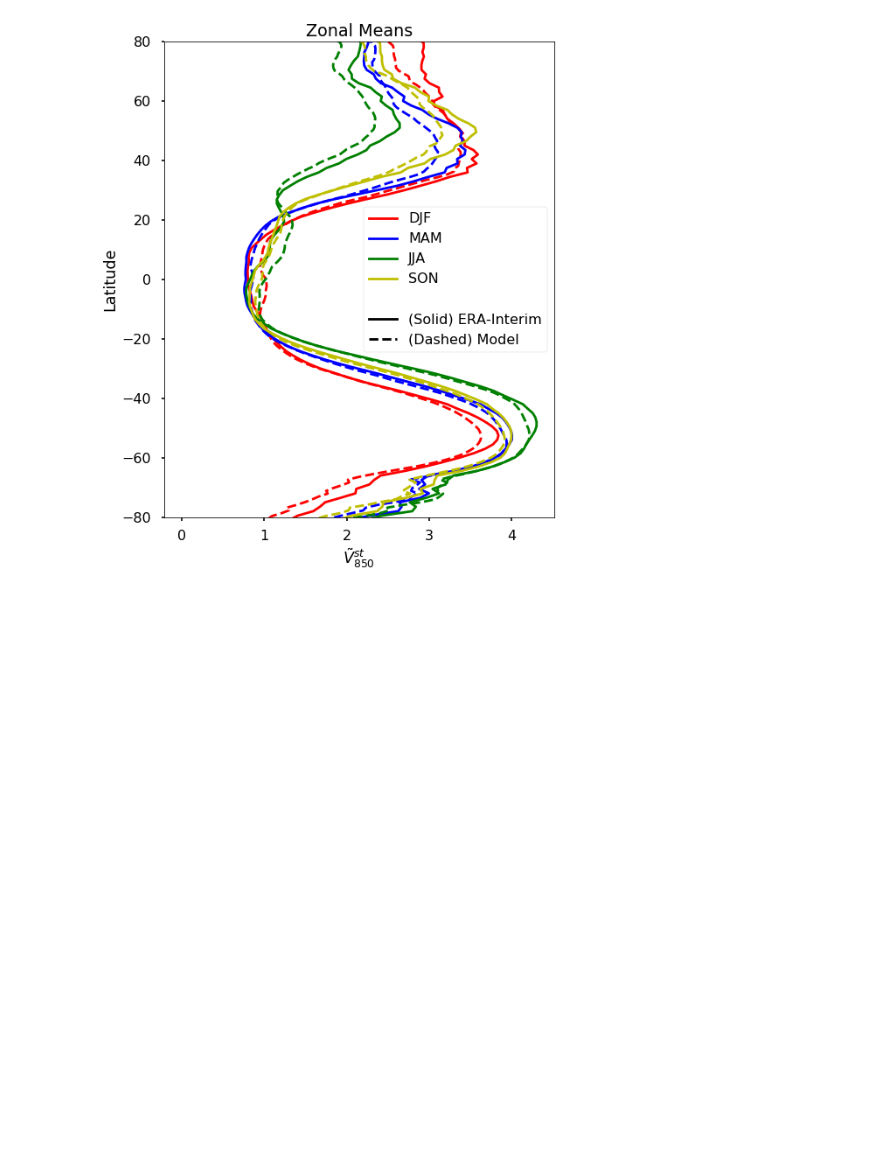
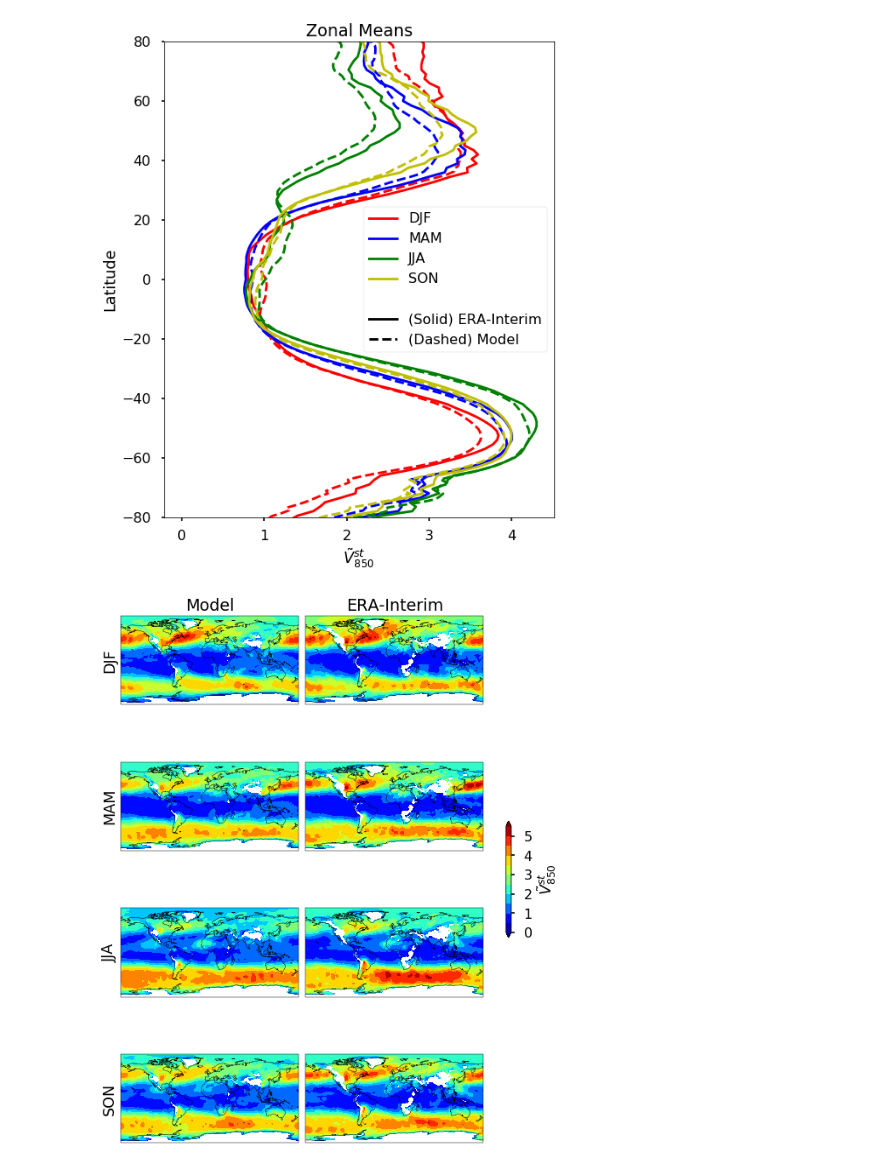
Before and after one commit to NOAA-GFDL/MDTF-diagnostics, a Jupyter notebook: diagnostics/etc_composites/remove/agu_plots.ipynb, the cells around one changed output. Drawn from its saved outputs; the diff is of its cells as text; code cells hidden in the pictures; blank space fills up the shorter version.

Commit message:
completed agu plots for eulerian plots

```diff
--- a/diagnostics/etc_composites/remove/agu_plots.ipynb
+++ b/diagnostics/etc_composites/remove/agu_plots.ipynb
@@ -43,9 +43,59 @@ plt.savefig(os.path.join(WK_DIR, 'zonal_means.png'), dpi=300.)
 plt.show()
 # %% [output]
 [figure]
-# %%
-plt.figure()
-
-season='DJF'
-ax = subplot(1, 1, )
-erai[season]
+# %%
+levels = np.arange(0, 6, .5)
+plt.style.use('seaborn-poster')
+
+plt.figure(figsize=(8,10))
+
+season='djf'
+ax1_1 = ax = plt.subplot(4,2,1, projection=cartopy.crs.PlateCarree())
+pc = ax.contourf(model['lon'], model['lat'], model[season], cmap='jet', extend='both', levels=levels)
+ax.coastlines()
+ax.set_yticks([]); ax.set_ylabel(season.upper())
+ax.set_title('Model')
+
+ax1_2 = ax = plt.subplot(4,2,2, projection=cartopy.crs.PlateCarree())
+pc = ax.contourf(erai['lon'], erai['lat'], erai[season], cmap='jet', extend='both', levels=levels)
+ax.coastlines()
+ax.set_title('ERA-Interim')
+
+season='mam'
+ax2_1 = ax = plt.subplot(4,2,3, projection=cartopy.crs.PlateCarree())
+pc = ax.contourf(model['lon'], model['lat'], model[season], cmap='jet', extend='both', levels=levels)
+ax.coastlines()
+ax.set_yticks([]); ax.set_ylabel(season.upper())
+
+ax2_2 = ax = plt.subplot(4,2,4, projection=cartopy.crs.PlateCarree())
+pc = ax.contourf(erai['lon'], erai['lat'], erai[season], cmap='jet', extend='both', levels=levels)
+ax.coastlines()
+
+season='jja'
+ax3_1 = ax = plt.subplot(4,2,5, projection=cartopy.crs.PlateCarree())
+pc = ax.contourf(model['lon'], model['lat'], model[season], cmap='jet', extend='both', levels=levels)
+ax.coastlines()
+ax.set_yticks([]); ax.set_ylabel(season.upper())
+
+ax3_2 = ax = plt.subplot(4,2,6, projection=cartopy.crs.PlateCarree())
+pc = ax.contourf(erai['lon'], erai['lat'], erai[season], cmap='jet', extend='both', levels=levels)
+ax.coastlines()
+
+season='son'
+ax4_1 = ax = plt.subplot(4,2,7, projection=cartopy.crs.PlateCarree())
+pc = ax.contourf(model['lon'], model['lat'], model[season], cmap='jet', extend='both', levels=levels)
+ax.coastlines()
+ax.set_yticks([]); ax.set_ylabel(season.upper())
+
+ax4_2 = ax = plt.subplot(4,2,8, projection=cartopy.crs.PlateCarree())
+pc = ax.contourf(erai['lon'], erai['lat'], erai[season], cmap='jet', extend='both', levels=levels)
+ax.coastlines()
+
+plt.tight_layout()
+cax = plt.colorbar(pc, ax=[ax1_1, ax1_2, ax2_1, ax2_2, ax3_1, ax3_2, ax4_1, ax4_2], shrink=.2)
+cax.set_label(r'$\tilde{V}^{st}_{850}$')
+
+plt.savefig(os.path.join(WK_DIR, 'eulerian_storm_track.png'), dpi=300.)
+plt.show()
+# %% [output]
+[figure, added]
```
